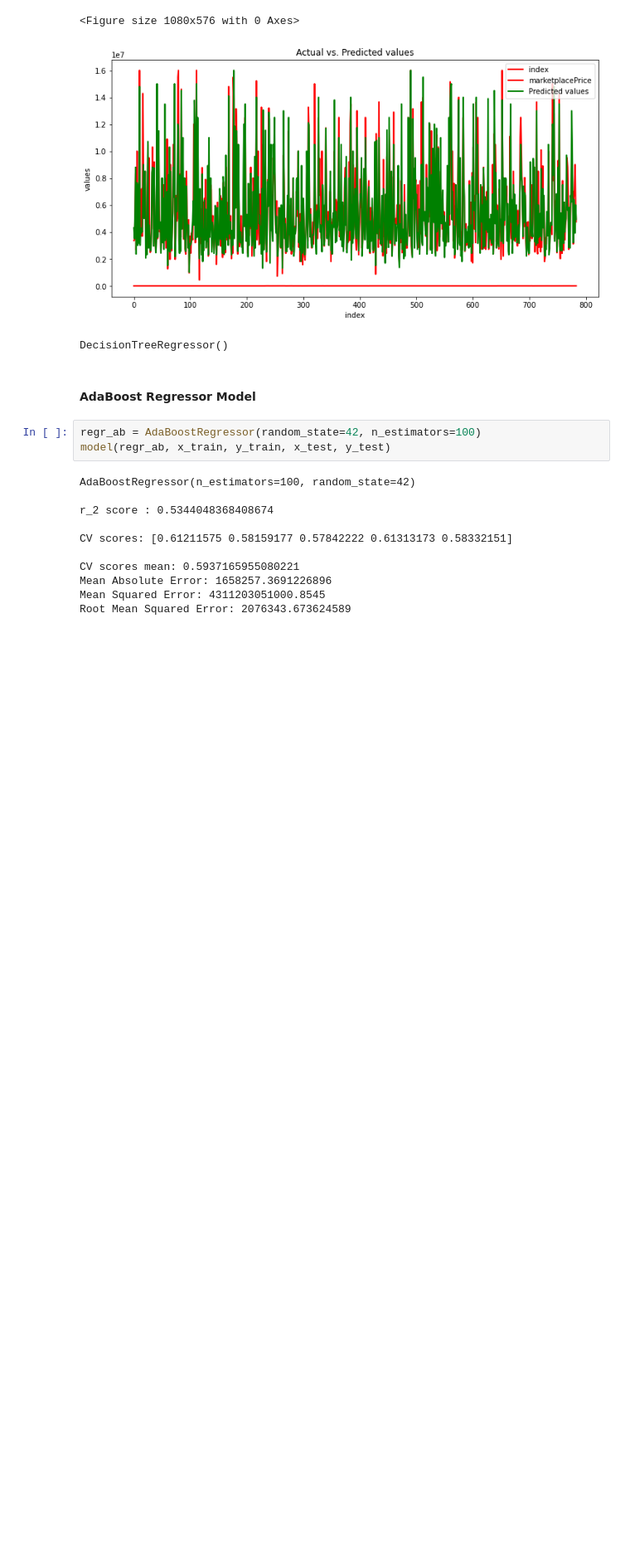
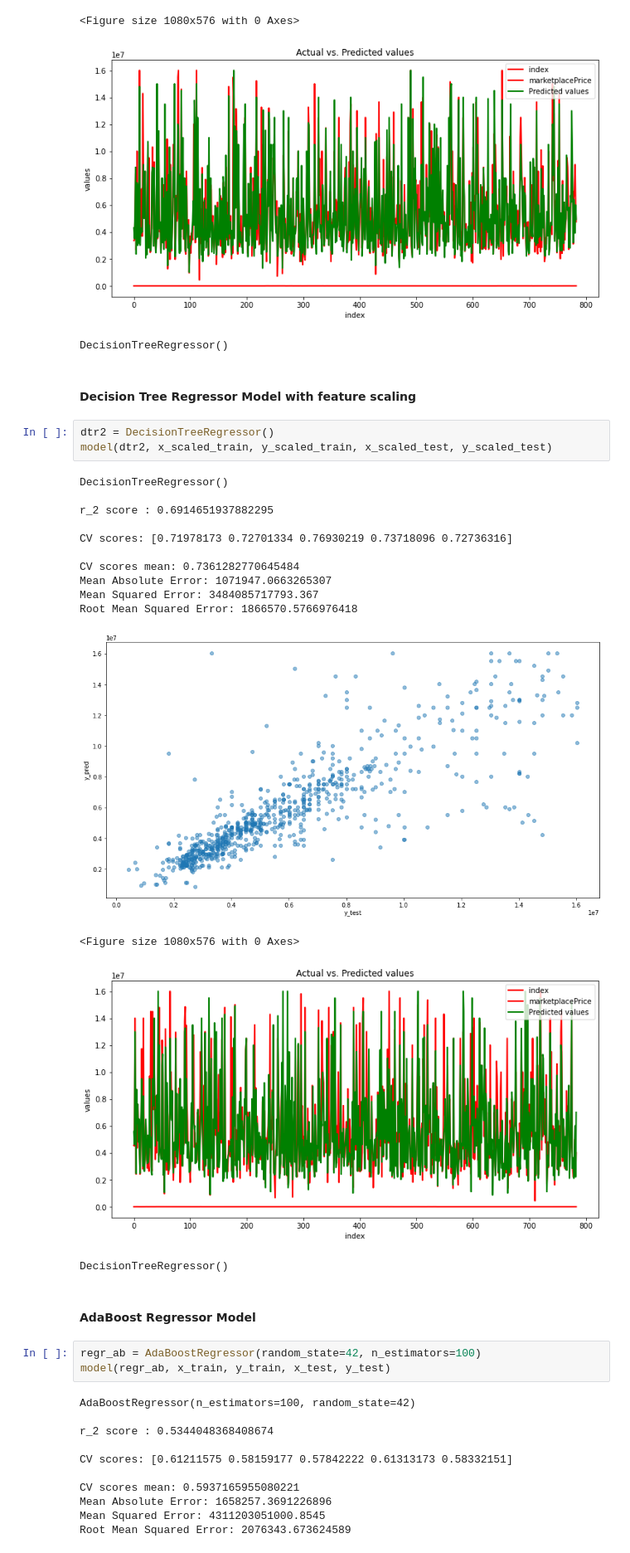
Before and after one commit to foskyblue/vehicle_price_prediction_system, a Jupyter notebook: vehicle_price_prediction.ipynb, the cells around one changed output. Shown at 83% size. Cells and saved outputs as stored; diff of their text form; blank space fills up the shorter version.

```diff
--- a/vehicle_price_prediction.ipynb
+++ b/vehicle_price_prediction.ipynb
@@ -874,6 +918,26 @@ Root Mean Squared Error: 1712093.293619187
 <Figure size 1080x576 with 0 Axes>
 [figure]
 DecisionTreeRegressor()
+# %% [markdown]
+#### Decision Tree Regressor Model with feature scaling
+# %%
+dtr2 = DecisionTreeRegressor()
+model(dtr2, x_scaled_train, y_scaled_train, x_scaled_test, y_scaled_test)
+# %% [output]
+DecisionTreeRegressor()
+
+r_2 score : 0.6914651937882295
+
+CV scores: [0.71978173 0.72701334 0.76930219 0.73718096 0.72736316]
+
+CV scores mean: 0.7361282770645484
+Mean Absolute Error: 1071947.0663265307
+Mean Squared Error: 3484085717793.367
+Root Mean Squared Error: 1866570.5766976418
+[figure, added]
+<Figure size 1080x576 with 0 Axes>
+[figure, added]
+DecisionTreeRegressor()
 # %% [markdown]
 #### AdaBoost Regressor Model
 # %%
```
Also changed, not shown: parts of 20 cells of this notebook.
